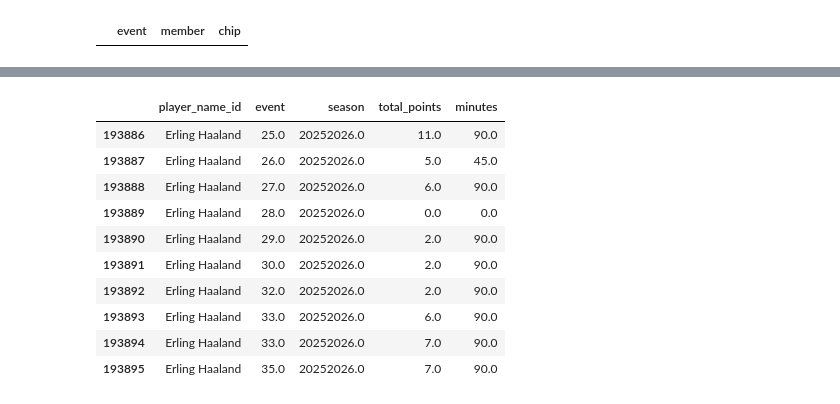
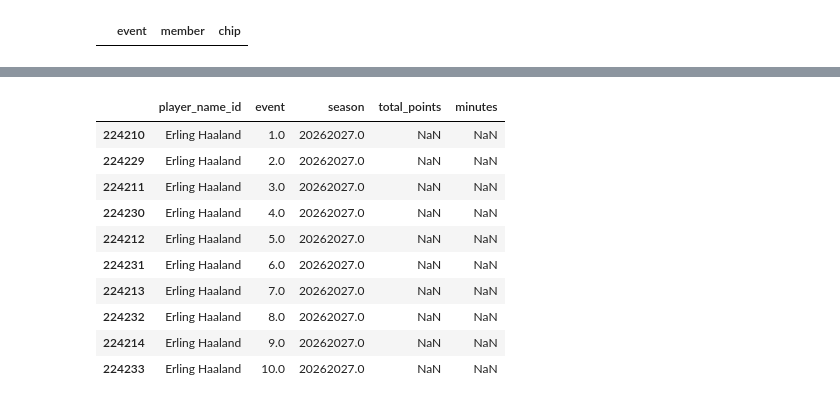
Before and after one commit to chrisimpacts/FPL-Points-Predictor, a Jupyter notebook: 2_FPL-Transform_Predict.ipynb, the cells around one changed output, grey strips where cells are left out. Drawn from its saved outputs; the diff is of its cells as text; code cells hidden in the pictures.

```diff
--- a/2_FPL-Transform_Predict.ipynb
+++ b/2_FPL-Transform_Predict.ipynb
@@ -1448,22 +1503,31 @@ def scoring(x, scoring_dict, points_type, negbinom_rp_dict=None):
     if points_type == 'bonus':
         return x['xbpsp90_pred']*0.0294 # ols regression coefficient
 
-prediction_data['xpoints_mins'] = prediction_data.apply(lambda x: scoring(x, scoring_dict, points_type='mins'), axis=1)
-prediction_data['xpoints_goals'] = prediction_data.apply(lambda x: scoring(x, scoring_dict, points_type='goals'), axis=1)
-prediction_data['xpoints_assists'] = prediction_data.apply(lambda x: scoring(x, scoring_dict, points_type='assists'), axis=1)
-prediction_data['xpoints_clean_sheets'] = prediction_data.apply(lambda x: scoring(x, scoring_dict, points_type='clean_sheets'), axis=1)
+point_cols = [
+    'xpoints_mins', 'xpoints_goals', 'xpoints_assists', 'xpoints_clean_sheets',
+    'xpoints_shots_saved', 'xpoints_goals_conceded', 'xpoints_defcon', 'xpoints_bonus', 'xpoints'
+]
 
-prediction_data['xpoints_shots_saved'] = prediction_data.apply(lambda x: scoring(x, scoring_dict, points_type='shots_saved'), axis=1)
-prediction_data['xpoints_goals_conceded'] = prediction_data.apply(lambda x: scoring(x, scoring_dict, points_type='goals_conceded'), axis=1)
+if prediction_data.empty: # gw38 there are no future predictions.
+    for col in point_cols:
+        prediction_data[col] = pd.Series(dtype=float)
+else:
+    prediction_data['xpoints_mins'] = prediction_data.apply(lambda x: scoring(x, scoring_dict, points_type='mins'), axis=1)
+    prediction_data['xpoints_goals'] = prediction_data.apply(lambda x: scoring(x, scoring_dict, points_type='goals'), axis=1)
+    prediction_data['xpoints_assists'] = prediction_data.apply(lambda x: scoring(x, scoring_dict, points_type='assists'), axis=1)
+    prediction_data['xpoints_clean_sheets'] = prediction_data.apply(lambda x: scoring(x, scoring_dict, points_type='clean_sheets'), axis=1)
 
-def_r,def_p = calculate_negbinom_parameters(['DEF'], df)
-mid_r,mid_p = calculate_negbinom_parameters(['MID'], df)
-fwd_r,fwd_p = calculate_negbinom_parameters(['FWD'], df)
-rp_dict = {'DEF':{'r':def_r,'p':def_p},'MID':{'r':mid_r,'p':mid_p},'FWD':{'r':fwd_r,'p':fwd_p}}
-prediction_data['xpoints_defcon'] = prediction_data.apply(lambda x: scoring(x, scoring_dict, points_type='defcon', negbinom_rp_dict=rp_dict), axis=1)
-prediction_data['xpoints_bonus'] = prediction_data.apply(lambda x: scoring(x, scoring_dict, points_type='bonus'), axis=1)
+    prediction_data['xpoints_shots_saved'] = prediction_data.apply(lambda x: scoring(x, scoring_dict, points_type='shots_saved'), axis=1)
+    prediction_data['xpoints_goals_conceded'] = prediction_data.apply(lambda x: scoring(x, scoring_dict, points_type='goals_conceded'), axis=1)
 
-prediction_data['xpoints'] = prediction_data[['xpoints_mins', 'xpoints_goals', 'xpoints_assists', 'xpoints_clean_sheets',
+    def_r,def_p = calculate_negbinom_parameters(['DEF'], df)
+    mid_r,mid_p = calculate_negbinom_parameters(['MID'], df)
+    fwd_r,fwd_p = calculate_negbinom_parameters(['FWD'], df)
+    rp_dict = {'DEF':{'r':def_r,'p':def_p},'MID':{'r':mid_r,'p':mid_p},'FWD':{'r':fwd_r,'p':fwd_p}}
+    prediction_data['xpoints_defcon'] = prediction_data.apply(lambda x: scoring(x, scoring_dict, points_type='defcon', negbinom_rp_dict=rp_dict), axis=1)
+    prediction_data['xpoints_bonus'] = prediction_data.apply(lambda x: scoring(x, scoring_dict, points_type='bonus'), axis=1)
+
+    prediction_data['xpoints'] = prediction_data[['xpoints_mins', 'xpoints_goals', 'xpoints_assists', 'xpoints_clean_sheets',
                                               'xpoints_shots_saved','xpoints_goals_conceded','xpoints_defcon','xpoints_bonus']].sum(axis=1, skipna=True)
 # %% [output]
 A value is trying to be set on a copy of a slice from a DataFrame.
@@ -1685,10 +1749,5 @@ view
 # %%
-view = db_creator.run_sql("""SELECT
-                        player_name_id, team_name, team_elo, season, event, fixture_count, opp_team_name, opp_team_elo, xpoints, fixture_count
-                            FROM predictions
-                        WHERE season = 20252026
-                          AND event = 33
-                          AND player_name_id = 'Cole Palmer'
+view = db_creator.run_sql("""SELECT * FROM predictions
                             """)
 view
 # %% [output]
@@ -1849,19 +1919,19 @@ view[['player_name_id','season','event','fixture','total_points']][future_filter
 # %%
 view = db_creator.table_to_df('playergw')
-future_filter = (view['season']==20252026)&(view['event']>=25)&(view['player_name_id']=='Erling Haaland')
+future_filter = (view['season']==current_season)&(view['event']>0)&(view['player_name_id']=='Erling Haaland')
 view[['player_name_id','event','season','total_points','minutes']][future_filter].sort_values(by='event').head(10)
 # %% [output]
 |  | player_name_id | event | season | total_points | minutes |
-| 193886 | Erling Haaland | 25.0 | 20252026.0 | 11.0 | 90.0 |
-| 193887 | Erling Haaland | 26.0 | 20252026.0 | 5.0 | 45.0 |
-| 193888 | Erling Haaland | 27.0 | 20252026.0 | 6.0 | 90.0 |
-| 193889 | Erling Haaland | 28.0 | 20252026.0 | 0.0 | 0.0 |
-| 193890 | Erling Haaland | 29.0 | 20252026.0 | 2.0 | 90.0 |
-| 193891 | Erling Haaland | 30.0 | 20252026.0 | 2.0 | 90.0 |
-| 193892 | Erling Haaland | 32.0 | 20252026.0 | 2.0 | 90.0 |
-| 193893 | Erling Haaland | 33.0 | 20252026.0 | 6.0 | 90.0 |
-| 193894 | Erling Haaland | 33.0 | 20252026.0 | 7.0 | 90.0 |
-| 193895 | Erling Haaland | 35.0 | 20252026.0 | 7.0 | 90.0 |
+| 224210 | Erling Haaland | 1.0 | 20262027.0 | NaN | NaN |
+| 224229 | Erling Haaland | 2.0 | 20262027.0 | NaN | NaN |
+| 224211 | Erling Haaland | 3.0 | 20262027.0 | NaN | NaN |
+| 224230 | Erling Haaland | 4.0 | 20262027.0 | NaN | NaN |
+| 224212 | Erling Haaland | 5.0 | 20262027.0 | NaN | NaN |
+| 224231 | Erling Haaland | 6.0 | 20262027.0 | NaN | NaN |
+| 224213 | Erling Haaland | 7.0 | 20262027.0 | NaN | NaN |
+| 224232 | Erling Haaland | 8.0 | 20262027.0 | NaN | NaN |
+| 224214 | Erling Haaland | 9.0 | 20262027.0 | NaN | NaN |
+| 224233 | Erling Haaland | 10.0 | 20262027.0 | NaN | NaN |
 # %%
 view = db_creator.table_to_df('predictions_allgws')
 view[['player_name_id','prediction_timestamp','event','xpoints','total_points']][
```
Also changed, not shown: parts of 38 cells of this notebook, 11 other files.
